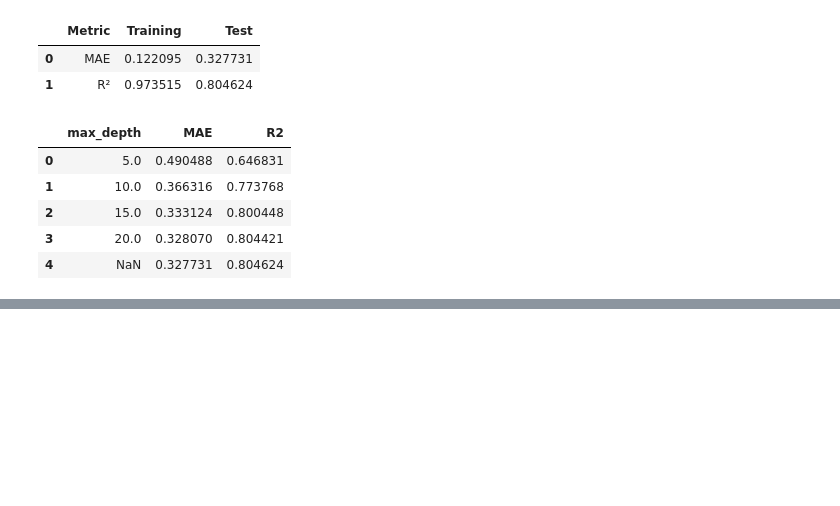
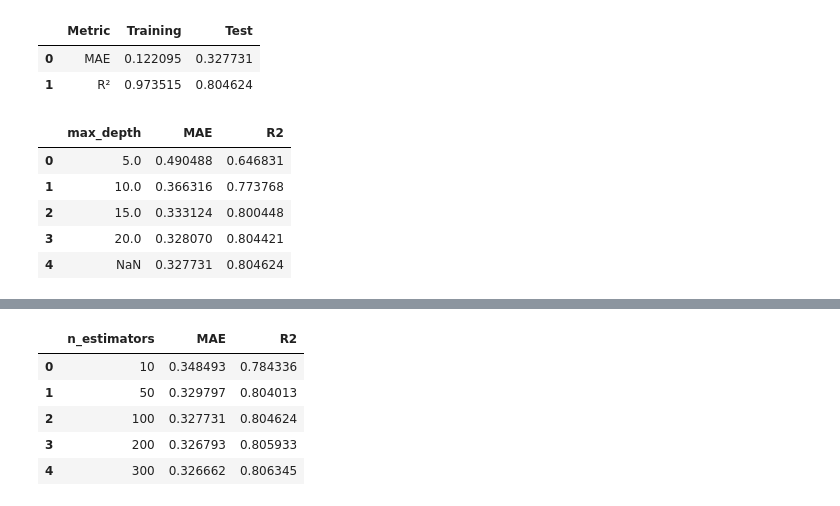
Before and after one commit to kindy10/HousePricePrediction, a Jupyter notebook: notebooks/house_price_prediction.ipynb, the cells around one changed output, grey strips where cells are left out. Saved outputs shown, nothing was run; the diff lists cells and outputs as text; code cells hidden in the pictures; blank space fills up the shorter version.

Commit message:
Experiment with random forest n_estimators

```diff
--- a/notebooks/house_price_prediction.ipynb
+++ b/notebooks/house_price_prediction.ipynb
@@ -563,0 +571,33 @@ depth_results.sort_values("MAE")
+# %%
+estimators = [10, 50, 100, 200, 300]
+
+results = []
+
+for n in estimators:
+    rf = RandomForestRegressor(
+        n_estimators=n,
+        random_state=42
+    )
+
+    rf.fit(X_train, y_train)
+
+    predictions = rf.predict(X_test)
+
+    model_mae = mean_absolute_error(y_test, predictions)
+    model_r2 = r2_score(y_test, predictions)
+
+    results.append({
+        "n_estimators": n,
+        "MAE": model_mae,
+        "R2": model_r2
+    })
+estimator_results = pd.DataFrame(results)
+
+estimator_results
+# %% [output]
+|  | n_estimators | MAE | R2 |
+| 0 | 10 | 0.348493 | 0.784336 |
+| 1 | 50 | 0.329797 | 0.804013 |
+| 2 | 100 | 0.327731 | 0.804624 |
+| 3 | 200 | 0.326793 | 0.805933 |
+| 4 | 300 | 0.326662 | 0.806345 |
```
Also changed, not shown: parts of 2 cells of this notebook.
